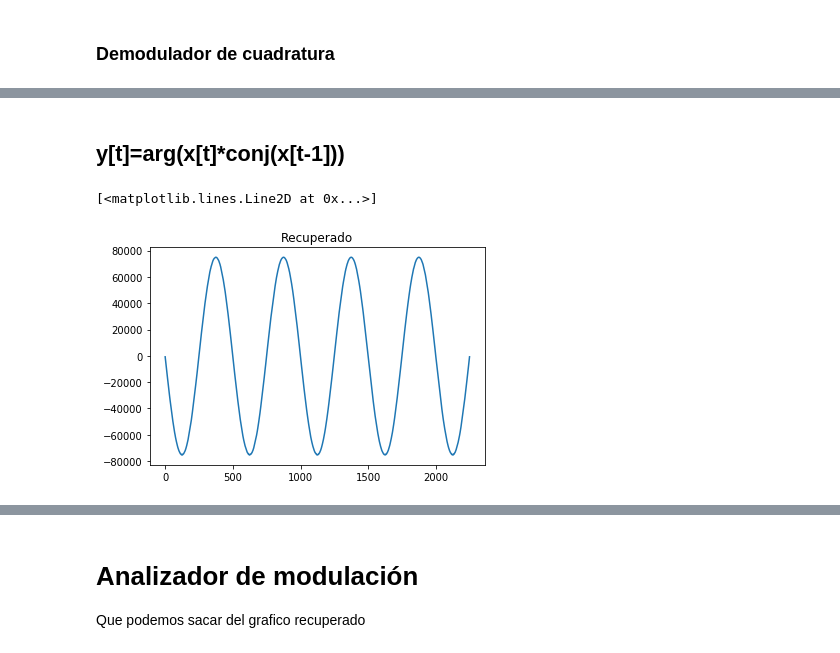
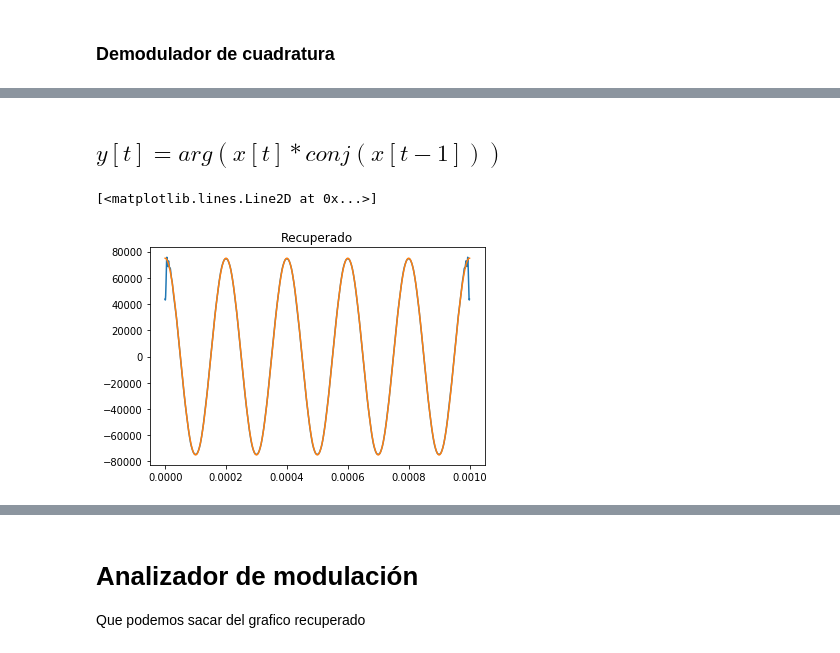
Before and after one commit to pablodecesare1/Modulacion_de_frecuencia, a Jupyter notebook: Demodulación de FM.ipynb, the cells around one changed output, grey strips where cells are left out. Drawn from its saved outputs; the diff is of its cells as text; code cells hidden in the pictures.

```diff
--- a/Demodulación de FM.ipynb
+++ b/Demodulación de FM.ipynb
@@ -28,5 +34,5 @@ Vamos a definir los parametros minimos de una señal modulada en FM
 deltaf=75000   # desviación de fm comercial
 fmsj=5e3      # frecuencia de mensaje
 m=deltaf/fmsj # indice de modulacion de fm, el parametro que usamos para entrar a Bessel
-fc=250e3      # frecuencia de portadora
+fc=500e3      # frecuencia de portadora
 # %% [markdown]
@@ -71,7 +213,7 @@ plot_spec(fm,fs,tipo="half")
 # %% [markdown]
 ### Implementamos el filtro pasabajos
 # %%
-filtro=dsp.firwin(251,250e3/fs)
+filtro=dsp.firwin(251,200e3/fs)
 plt.title("respuesta temporal")
 plt.plot(filtro)
 plot_spec(filtro,fs)
@@ -81,11 +227,21 @@ plot_spec(filtro,fs)
 # %%
-error=100
+error=0
+fc=500e3      # frecuencia de portadora
 
-ComplexEnvelope=fm*np.power(np.e,1j*2*np.pi*(fc+error)*t)
-ComplexEnvelope_filt=np.convolve(filtro,ComplexEnvelope,mode="valid")
-#plot_spec(ComplexEnvelope,fs)
-#plot_spec(ComplexEnvelope_filt,fs)
+## este primer producto genera una banda base compleja de la señal... logicamente se produce un salto a 2fc
+## que debemos borrar con el filtro diseñado anteriormente
+
+ComplexEnvelope=fmcomercial*np.power(np.e,1j*2*np.pi*(fc+error)*t)
+ComplexEnvelope_filt=np.convolve(filtro,ComplexEnvelope,mode="same")
+
+## tenemos nuestra banda base compleja !!!
+
+plt.figure()
 plt.title("Envolvente compleja")
-plt.plot(np.real(ComplexEnvelope_filt))
-plt.plot(np.imag(ComplexEnvelope_filt))
+plt.plot(np.real(ComplexEnvelope))
+plt.plot(np.imag(ComplexEnvelope))
+plt.figure()
+plot_spec(ComplexEnvelope,fs,tipo="full")
+plt.figure()
+plot_spec(ComplexEnvelope_filt,fs,tipo="full")
 # %% [output]
@@ -100,5 +259,5 @@ Hasta aca llegamos a obtener la banda base compleja de la señal de FM que gener
 # %% [markdown]
-## y[t]=arg(x[t]*conj(x[t-1]))
+## $ y[t]=arg(x[t]*conj(x[t-1]))$
 # %%
 ### demodulacion en cuadratura ####
 
@@ -105,13 +265,16 @@ Hasta aca llegamos a obtener la banda base compleja de la señal de FM que gener
 def FM_demod (señal,fs):
     return np.angle(señal[:-1]*np.conjugate(señal[1:]))*fs/(2*np.pi)
 # %%
+msj=np.cos(2*np.pi*fmsj*t)  # mensaje
+
 demod= FM_demod(ComplexEnvelope_filt,fs)
 plt.figure()
 plt.title("Recuperado")
-plt.plot(demod)
+plt.plot(t[:-1],demod)
+plt.plot(t,msj*75e3)
 # %% [output]
 [<matplotlib.lines.Line2D at 0x...>]
-[figure, old version]
+[figure, new version]
 # %%
 plot_spec(demod,fs,tipo="half")
 # %% [output]
```
Also changed, not shown: parts of 27 cells of this notebook, 2 other files.
